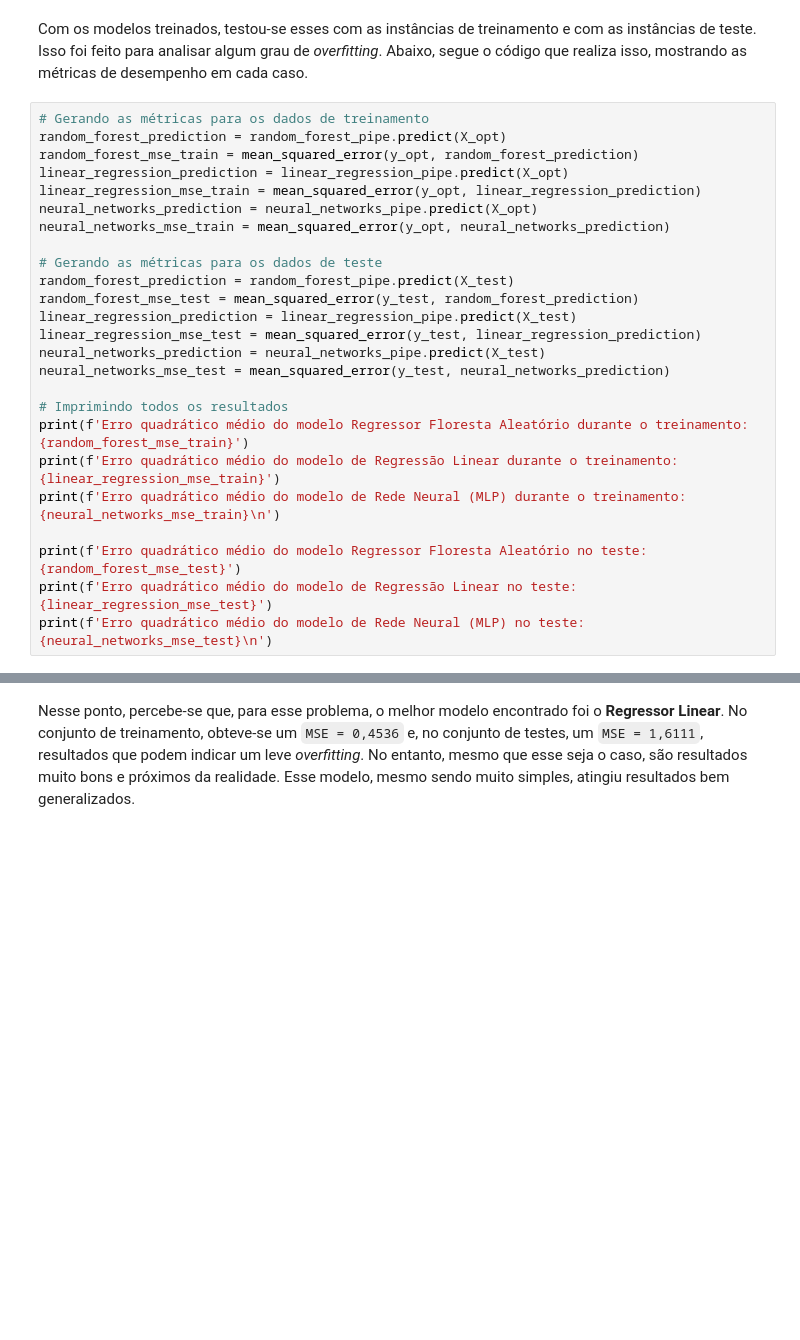
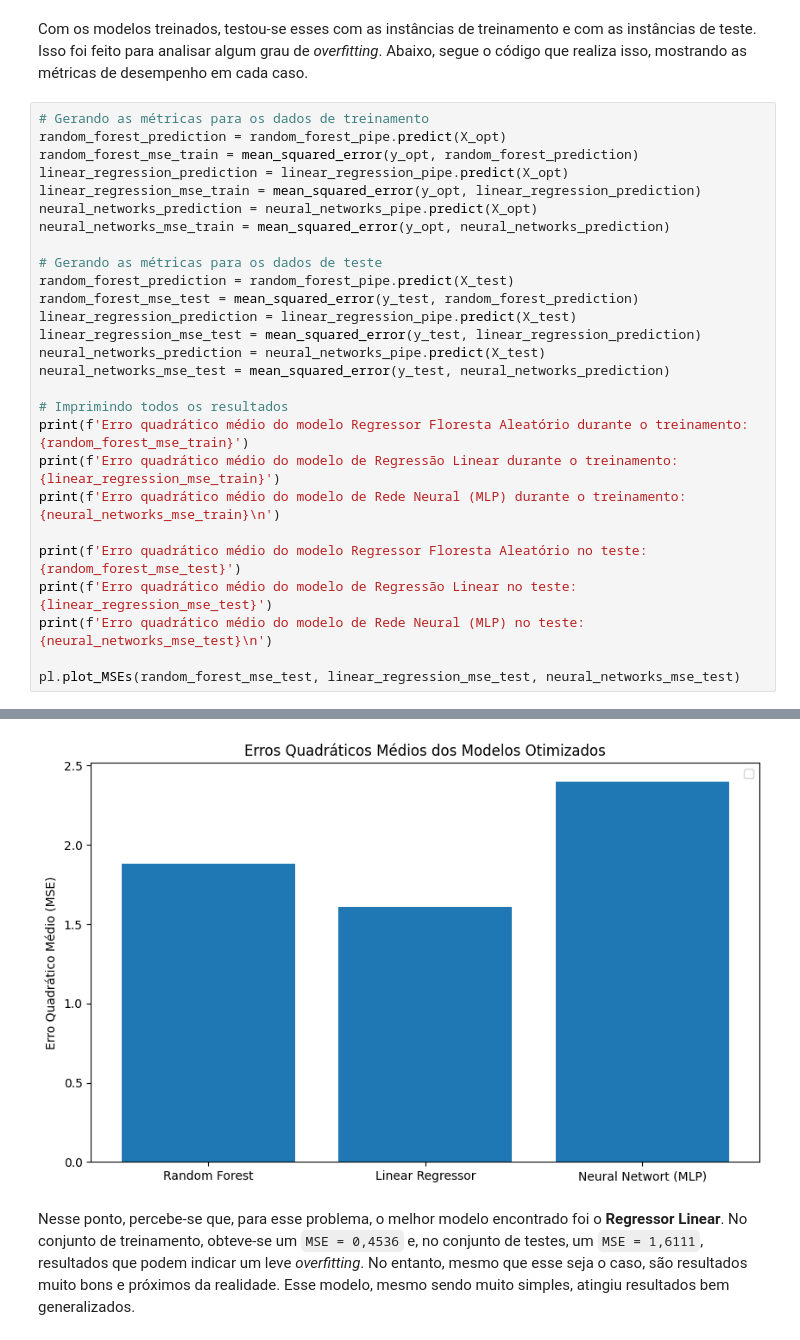
Before and after one commit to PLLima/Car-Fuel-Efficiency-Predictor, a Jupyter notebook: src/model_analysis.ipynb, the cells around one changed output, grey strips where cells are left out. Saved outputs shown, nothing was run; the diff lists cells and outputs as text; blank space fills up the shorter version.

Commit message:
feat: ploting two more graphs for the report

```diff
--- a/src/model_analysis.ipynb
+++ b/src/model_analysis.ipynb
@@ -294,6 +294,8 @@ print(f'Erro quadrático médio do modelo de Rede Neural (MLP) durante o treinam
 print(f'Erro quadrático médio do modelo Regressor Floresta Aleatório no teste: {random_forest_mse_test}')
 print(f'Erro quadrático médio do modelo de Regressão Linear no teste: {linear_regression_mse_test}')
 print(f'Erro quadrático médio do modelo de Rede Neural (MLP) no teste: {neural_networks_mse_test}\n')
+
+pl.plot_MSEs(random_forest_mse_test, linear_regression_mse_test, neural_networks_mse_test)
 # %% [output]
 Erro quadrático médio do modelo Regressor Floresta Aleatório durante o treinamento: 0.3137358378228253
 Erro quadrático médio do modelo de Regressão Linear durante o treinamento: 0.4536252693141651
@@ -305,3 +307,4 @@ Erro quadrático médio do modelo de Rede Neural (MLP) no teste: 3.2236138763211
+[figure, added]
 # %% [markdown]
 Nesse ponto, percebe-se que, para esse problema, o melhor modelo encontrado foi o __Regressor Linear__. No conjunto de treinamento, obteve-se um `MSE = 0,4536` e, no conjunto de testes, um `MSE = 1,6111`, resultados que podem indicar um leve _overfitting_. No entanto, mesmo que esse seja o caso, são resultados muito bons e próximos da realidade. Esse modelo, mesmo sendo muito simples, atingiu resultados bem generalizados.
 # %% [markdown]
```
Also changed, not shown: parts of 4 cells of this notebook, 3 other files.
